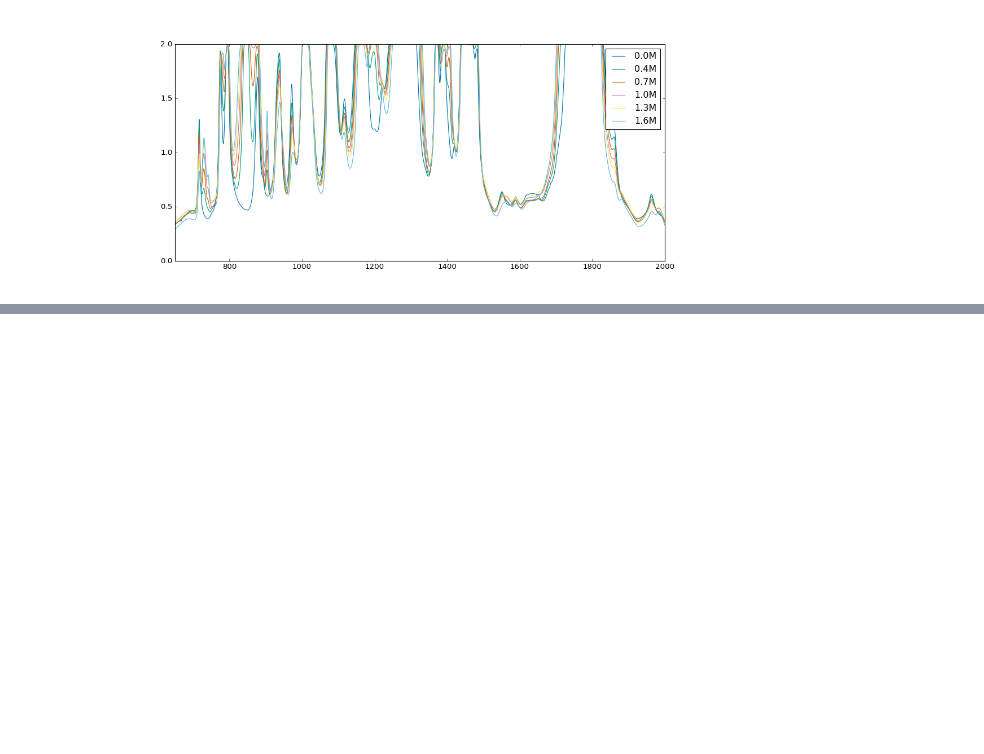
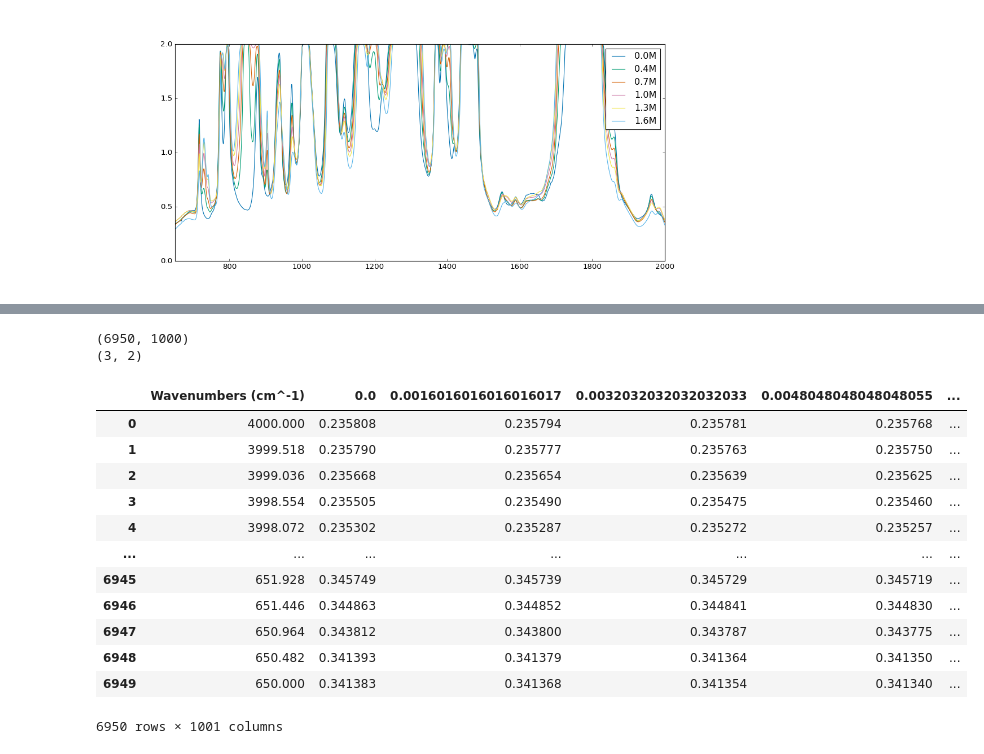
Before and after one commit to MODESBYU/MODES, a Jupyter notebook: Battery Data/Li-Li Symmetric Cell/Diagnostics/Mass_importation.ipynb, the cells around one changed output, grey strips where cells are left out. Drawn from its saved outputs; the diff is of its cells as text; code cells hidden in the pictures; blank space fills up the shorter version.

```diff
--- a/Battery Data/Li-Li Symmetric Cell/Diagnostics/Mass_importation.ipynb
+++ b/Battery Data/Li-Li Symmetric Cell/Diagnostics/Mass_importation.ipynb
@@ -160,0 +201,33 @@ plt.show()
+# %%
+arr = np.array([[2,2],[4,3],[5,2]])
+print(new_absorbances.shape)
+print(arr.shape)
+
+# inverse the array to stack the wavenumbers on top
+inversed_absorbances = new_absorbances.T                                    # this is data with molarities stacked horizontally
+inversed_data = np.vstack((wavenumbers,inversed_absorbances))               # this is the data with the wavenumbers stacked on top
+
+header = np.append(np.array(['Wavenumber (cm^-1)']),new_concentrations)    # this is a header with all of the concentrations
+final_data = inversed_data.T                                                # this is the data with the concnetrations going up/down, with the wavenumbers in the leftmost column
+# final_array = np.vstack((header,final_data))
+
+final = pd.DataFrame(final_data,columns = header)
+final.set_index('Wavenumber (cm^-1)', inplace=True)
+
+display(final)
+# %% [output]
+(6950, 1000)
+(3, 2)
+|  | Wavenumbers (cm^-1) | 0.0 | 0.0016016016016016017 | 0.0032032032032032033 | 0.0048048048048048055 | ... |
+| 0 | 4000.000 | 0.235808 | 0.235794 | 0.235781 | 0.235768 | ... |
+| 1 | 3999.518 | 0.235790 | 0.235777 | 0.235763 | 0.235750 | ... |
+| 2 | 3999.036 | 0.235668 | 0.235654 | 0.235639 | 0.235625 | ... |
+| 3 | 3998.554 | 0.235505 | 0.235490 | 0.235475 | 0.235460 | ... |
+| 4 | 3998.072 | 0.235302 | 0.235287 | 0.235272 | 0.235257 | ... |
+| ... | ... | ... | ... | ... | ... | ... |
+| 6945 | 651.928 | 0.345749 | 0.345739 | 0.345729 | 0.345719 | ... |
+| 6946 | 651.446 | 0.344863 | 0.344852 | 0.344841 | 0.344830 | ... |
+| 6947 | 650.964 | 0.343812 | 0.343800 | 0.343787 | 0.343775 | ... |
+| 6948 | 650.482 | 0.341393 | 0.341379 | 0.341364 | 0.341350 | ... |
+| 6949 | 650.000 | 0.341383 | 0.341368 | 0.341354 | 0.341340 | ... |
+6950 rows × 1001 columns
```
Also changed, not shown: parts of 5 cells of this notebook.
